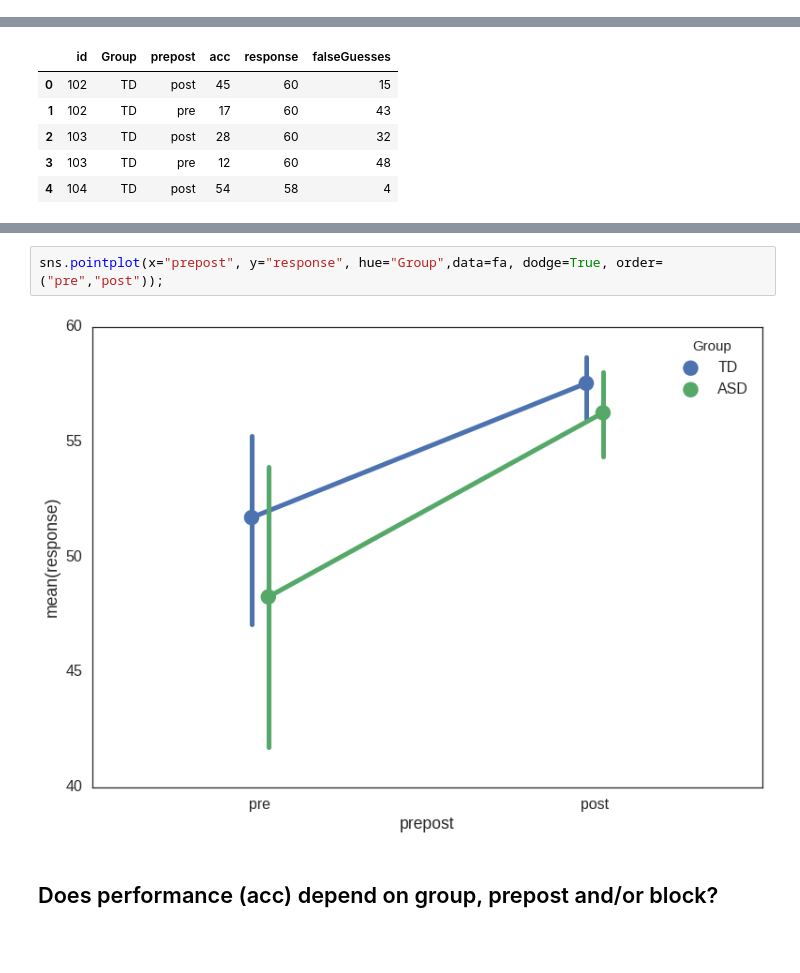
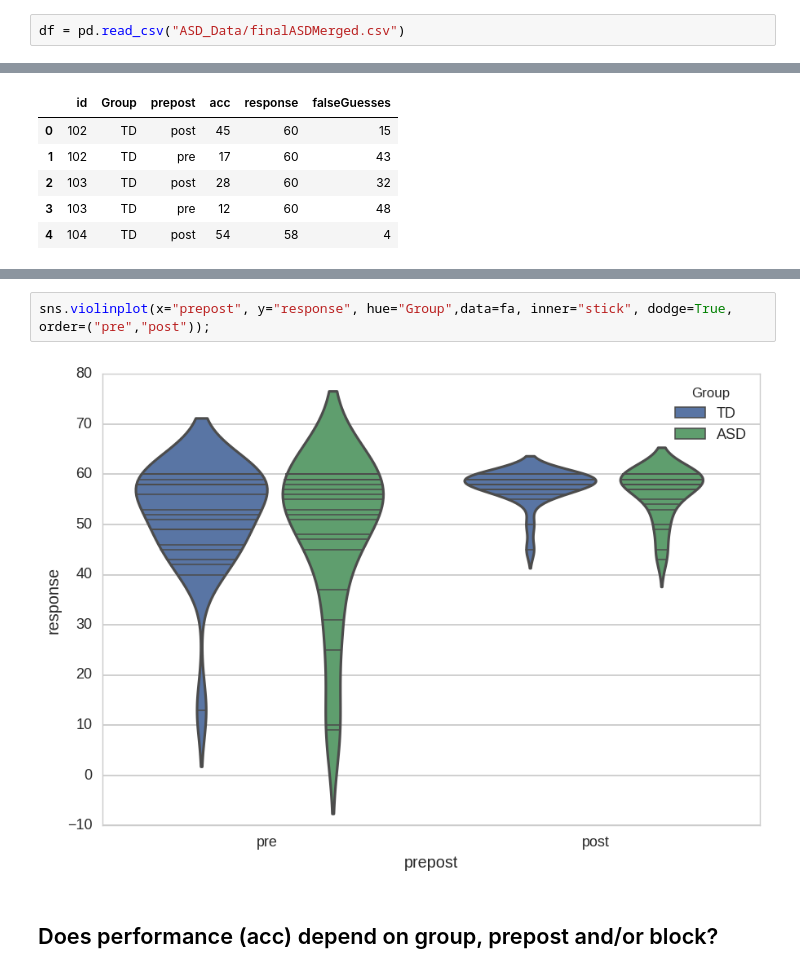
Before and after one commit to hoenir/MooneyTD, a Jupyter notebook: analysisAdolescentsASD2016.ipynb, the cells around one changed output, grey strips where cells are left out. Saved outputs shown, nothing was run; the diff lists cells and outputs as text; blank space fills up the shorter version.

```diff
--- a/analysisAdolescentsASD2016.ipynb
+++ b/analysisAdolescentsASD2016.ipynb
@@ -1120,3 +1148,5 @@ save_fig(f, "ASD_group_acc")
+# %%
+df = pd.read_csv("ASD_Data/finalASDMerged.csv")
 # %% [markdown]
 ## Descriptive stats
 
@@ -1199,7 +1229,7 @@ sns.pointplot(x="prepost", y="falseGuesses", hue="Group",data=fa, dodge=True, or
 # %%
-sns.pointplot(x="prepost", y="response", hue="Group",data=fa, dodge=True, order=("pre","post"));
+sns.violinplot(x="prepost", y="response", hue="Group",data=fa, inner="stick", dodge=True, order=("pre","post"));
 # %% [output]
-[figure, old version]
+[figure, new version]
 # %% [markdown]
 ## Does performance (acc) depend on group, prepost and/or block?
 # %%
```
Also changed, not shown: parts of 20 cells of this notebook, 2 other files.
